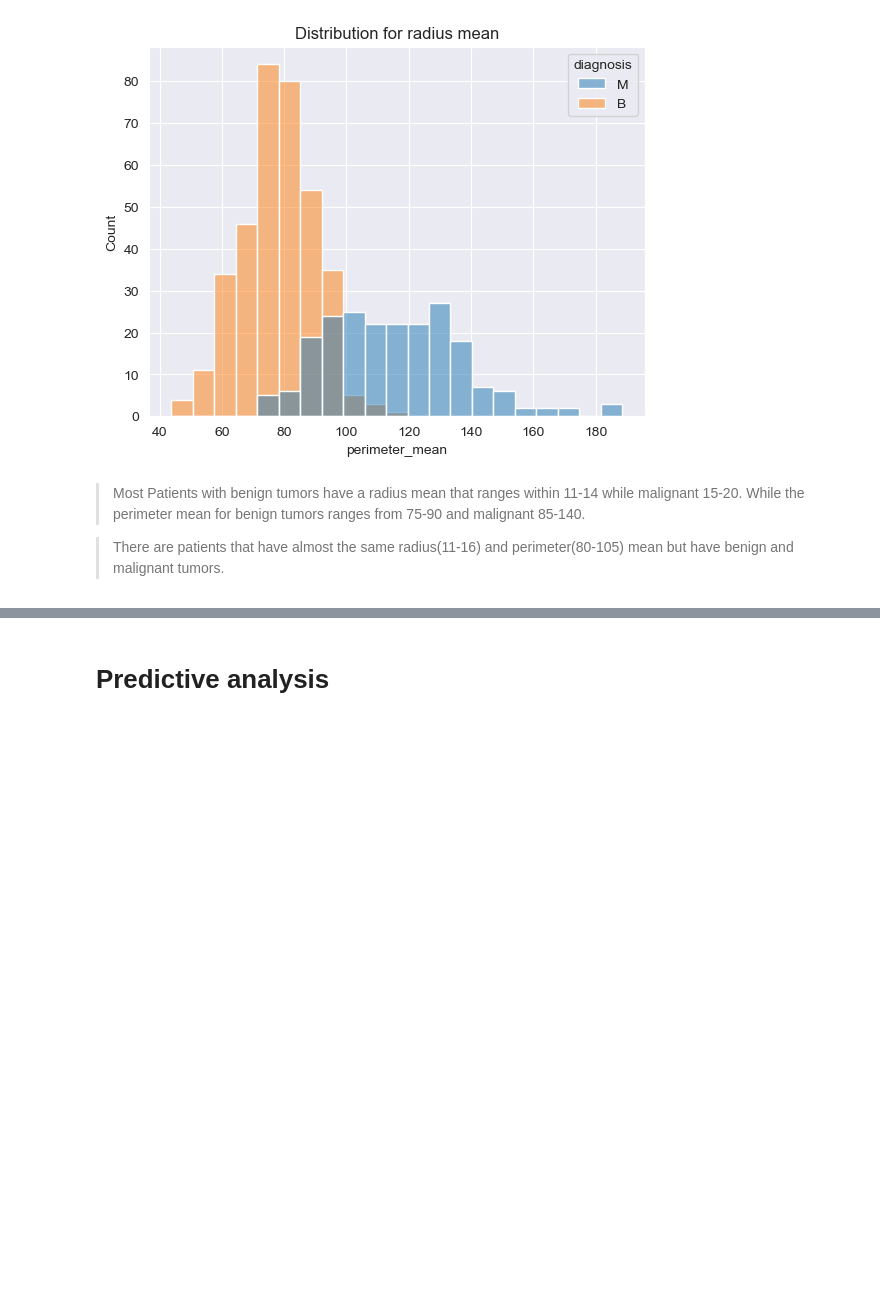
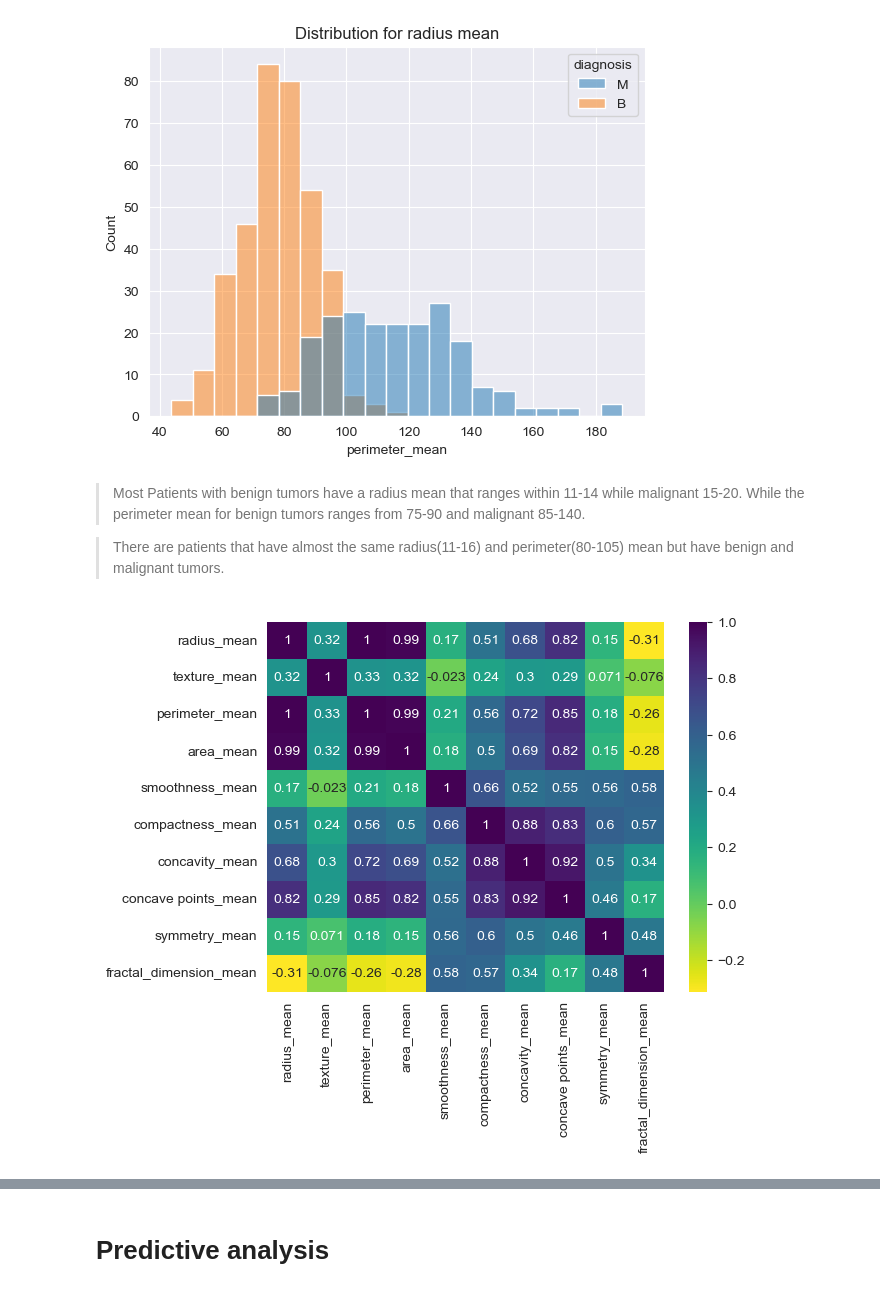
Before and after one commit to denzeil/Breast-Cancer-Predictive-Analysis, a Jupyter notebook: cancer_data.ipynb, the cells around one changed output, grey strips where cells are left out. Drawn from its saved outputs; the diff is of its cells as text; code cells hidden in the pictures; blank space fills up the shorter version.

```diff
--- a/cancer_data.ipynb
+++ b/cancer_data.ipynb
@@ -178,3 +178,9 @@ plt.title('Distribution for radius mean');
 > Most Patients with benign tumors have a radius mean that ranges within 11-14 while malignant 15-20. While the perimeter mean for benign tumors ranges from 75-90 and malignant 85-140.
 
 >There are patients that have almost the same radius(11-16) and perimeter(80-105) mean but have benign and malignant tumors.
+# %%
+#plt.figure(figsize=(30,30))
+columns=Cancer_copy.columns[2:12]
+sns.heatmap(Cancer_copy[columns].corr(),annot=True,cmap='viridis_r');
+# %% [output]
+[figure, added]
```
Also changed, not shown: parts of 1 cell of this notebook.
